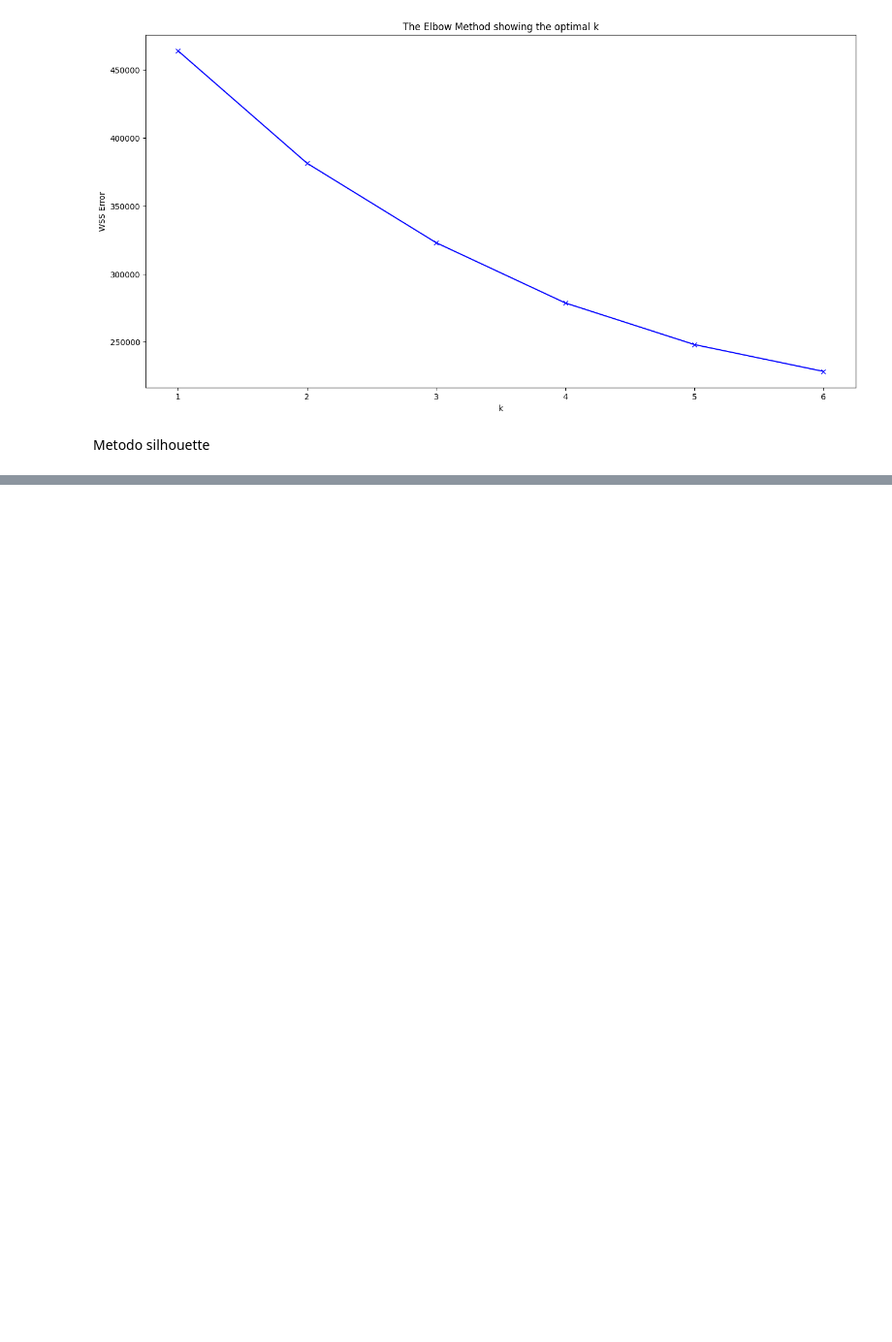
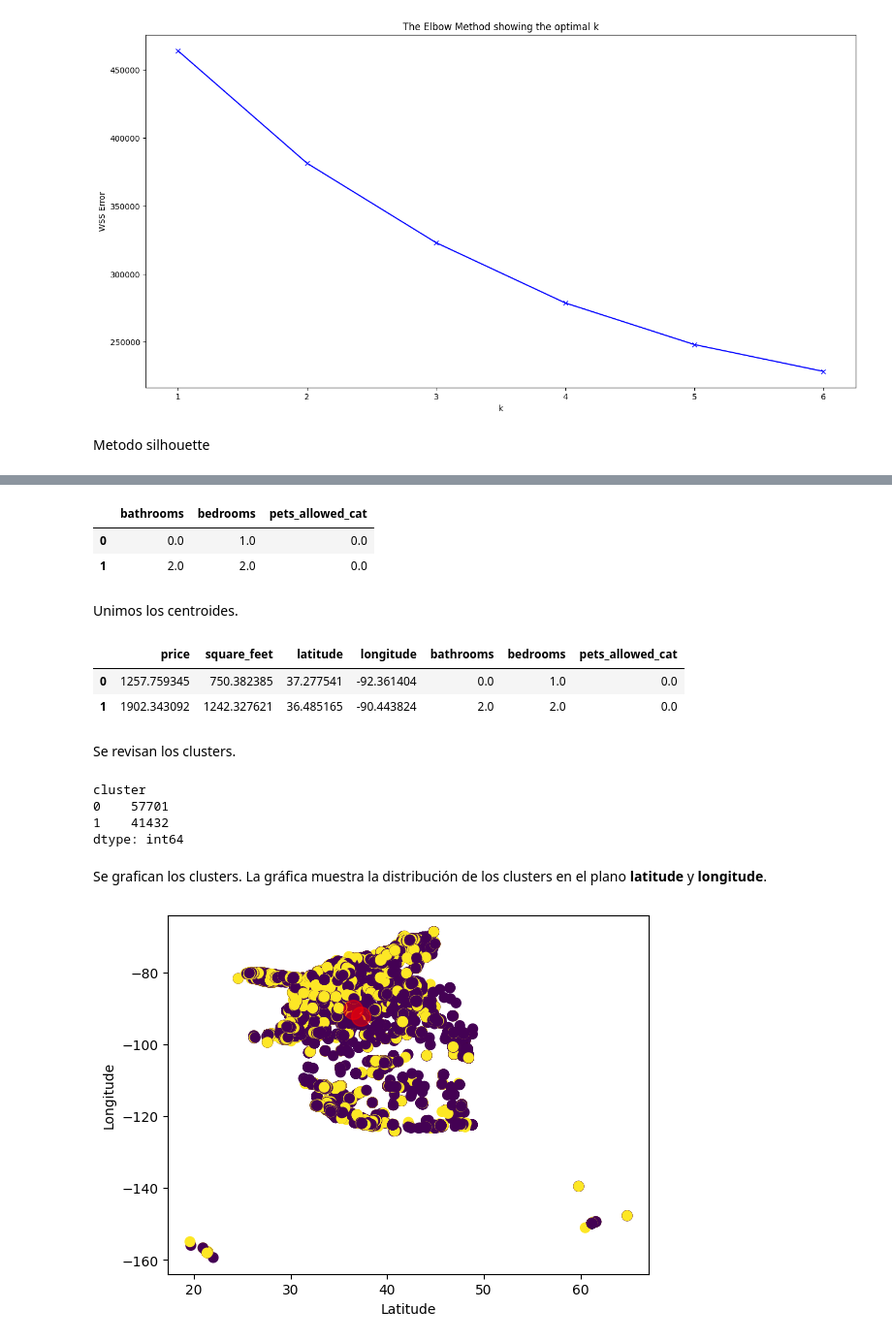
Before and after one commit to hdiazf/machine_learning_2, a Jupyter notebook: notebook/Entrega_ML2.ipynb, the cells around one changed output, grey strips where cells are left out. Shown at 97% size. Drawn from its saved outputs; the diff is of its cells as text; code cells hidden in the pictures; blank space fills up the shorter version.

```diff
--- a/notebook/Entrega_ML2.ipynb
+++ b/notebook/Entrega_ML2.ipynb
@@ -349,0 +378,3 @@ Calculando para 2 clusters
+# %%
+centroides = pd.DataFrame(kproto.cluster_centroids_, columns=df_scaled.columns)
+centroides
@@ -349,0 +387,4 @@ Calculando para 2 clusters
+# %%
+centroides_num = centroides[['price','square_feet','latitude','longitude']]
+centroides_num = pd.DataFrame(scaler.inverse_transform(centroides_num), columns=centroides_num.columns)
+centroides_num
@@ -349,0 +397,39 @@ Calculando para 2 clusters
+# %%
+centroides_cat = centroides[['bathrooms','bedrooms','pets_allowed_cat']]
+centroides_cat.loc[:, 'bathrooms'] = labelencoder.inverse_transform(centroides_cat['bathrooms'].astype(int))
+centroides_cat.loc[:, 'bedrooms'] = labelencoder.inverse_transform(centroides_cat['bedrooms'].astype(int))
+centroides_cat.loc[:, 'pets_allowed_cat'] = labelencoder.inverse_transform(centroides_cat['pets_allowed_cat'].astype(int))
+centroides_cat
+# %% [output]
+|  | bathrooms | bedrooms | pets_allowed_cat |
+| 0 | 0.0 | 1.0 | 0.0 |
+| 1 | 2.0 | 2.0 | 0.0 |
+# %% [markdown]
+Unimos los centroides.
+# %%
+centroides = centroides_num.join(centroides_cat)
+centroides
+# %% [output]
+|  | price | square_feet | latitude | longitude | bathrooms | bedrooms | pets_allowed_cat |
+| 0 | 1257.759345 | 750.382385 | 37.277541 | -92.361404 | 0.0 | 1.0 | 0.0 |
+| 1 | 1902.343092 | 1242.327621 | 36.485165 | -90.443824 | 2.0 | 2.0 | 0.0 |
+# %% [markdown]
+Se revisan los clusters.
+# %%
+df_vals.groupby('cluster').size()
+# %% [output]
+cluster
+0    57701
+1    41432
+dtype: int64
+# %% [markdown]
+Se grafican los clusters.
+La gráfica muestra la distribución de los clusters en el plano **latitude** y **longitude**.
+# %%
+plt.scatter(df_vals['latitude'], df_vals['longitude'], c=df_vals['cluster'], s=50, cmap='viridis')
+plt.scatter(centroides['latitude'], centroides['longitude'], c='red', s=200, alpha=0.5)
+plt.xlabel('Latitude')
+plt.ylabel('Longitude')
+plt.show()
+# %% [output]
+[figure, added]
```
Also changed, not shown: parts of 26 cells of this notebook.
